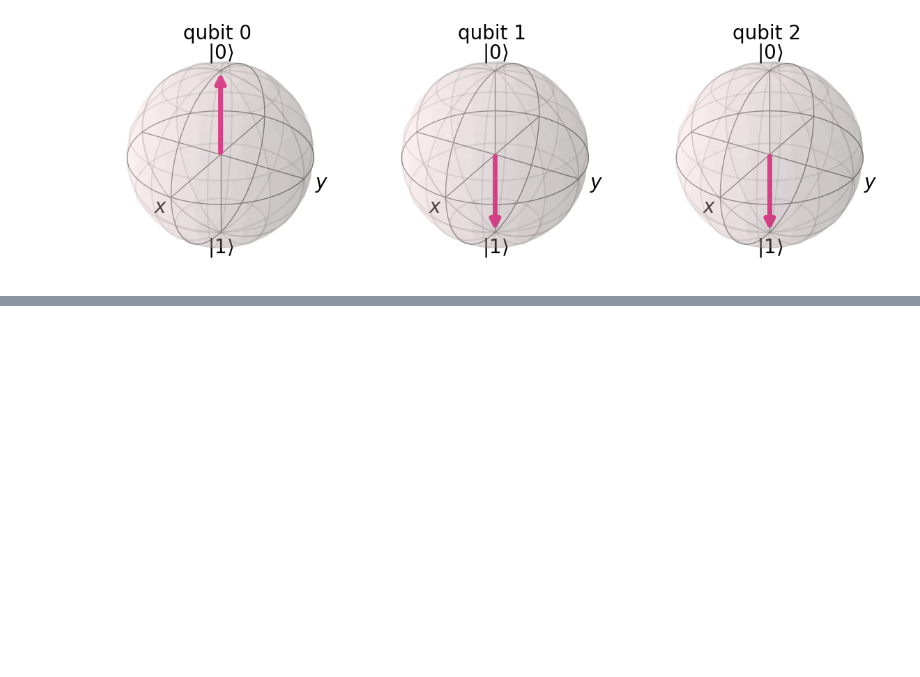
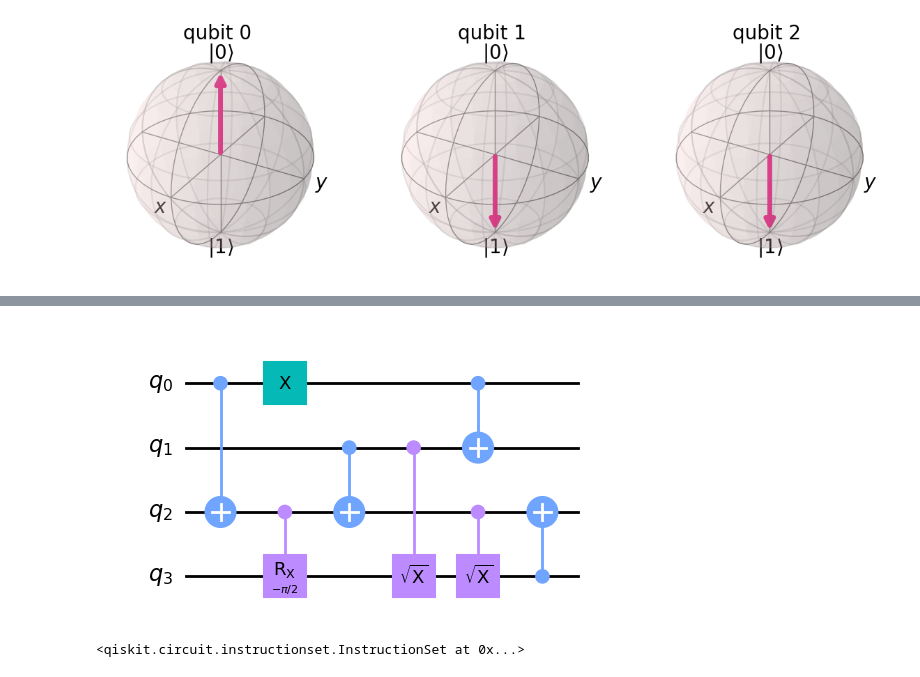
Before and after one commit to anderseline/QuantumComputingBadge, a Jupyter notebook: quantum_circuits/quantum_bit_string_comp.ipynb, the cells around one changed output, grey strips where cells are left out. Saved outputs shown, nothing was run; the diff lists cells and outputs as text; code cells hidden in the pictures; blank space fills up the shorter version.

```diff
--- a/quantum_circuits/quantum_bit_string_comp.ipynb
+++ b/quantum_circuits/quantum_bit_string_comp.ipynb
@@ -18,0 +80,4 @@ getBloch(circ, backend)
+# %%
+midcirc.draw('mpl')
+# %% [output]
+[figure, added]
@@ -18,0 +86,4 @@ getBloch(circ, backend)
+# %%
+circ2.append(mqc, [3,4,5,6])
+# %% [output]
+<qiskit.circuit.instructionset.InstructionSet at 0x...>
```
Also changed, not shown: parts of 13 cells of this notebook, 1 other file.
